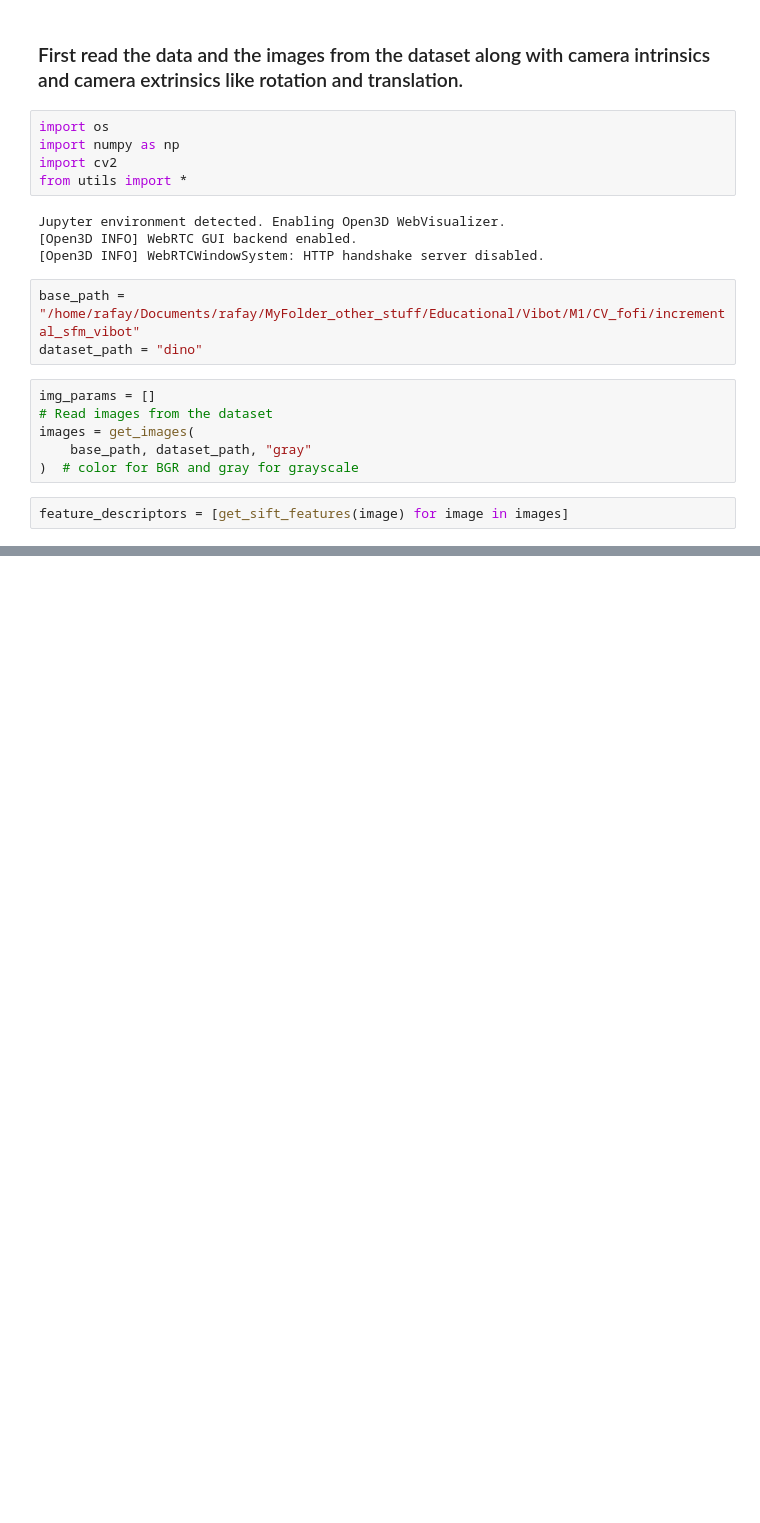
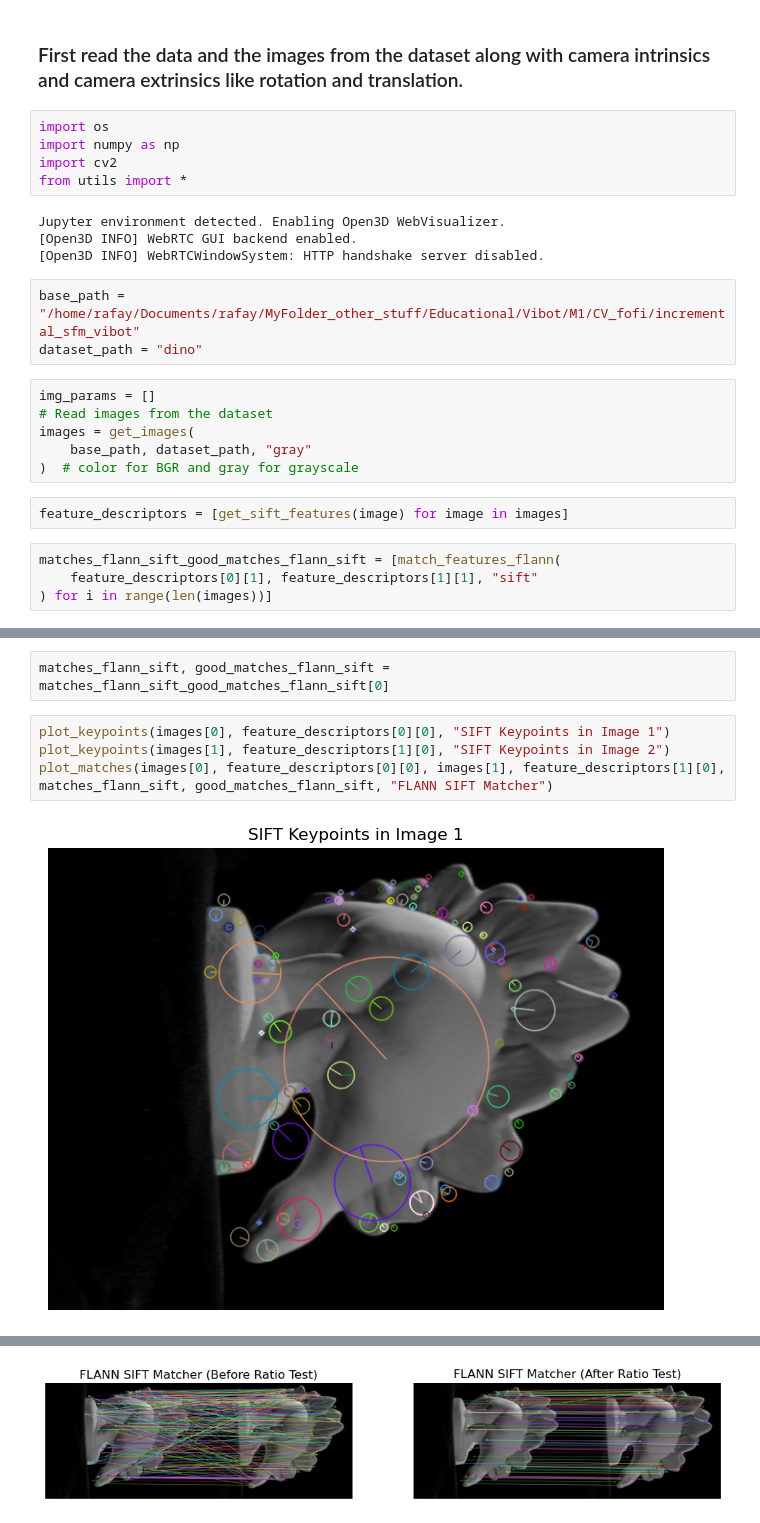
Before and after one commit to Ghaith-Chamaa/incremental_sfm, a Jupyter notebook: incremental_sfm.ipynb, the cells around one changed output, grey strips where cells are left out. Saved outputs shown, nothing was run; the diff lists cells and outputs as text; blank space fills up the shorter version.

Commit message:
add_feature_matching_and_ploting_just_for_testing

```diff
--- a/incremental_sfm.ipynb
+++ b/incremental_sfm.ipynb
@@ -20,3 +20,7 @@ images = get_images(
 )  # color for BGR and gray for grayscale
 # %%
 feature_descriptors = [get_sift_features(image) for image in images]
+# %%
+matches_flann_sift_good_matches_flann_sift = [match_features_flann(
+    feature_descriptors[0][1], feature_descriptors[1][1], "sift"
+) for i in range(len(images))]
@@ -22,0 +45,8 @@ feature_descriptors = [get_sift_features(image) for image in images]
+# %%
+matches_flann_sift, good_matches_flann_sift = matches_flann_sift_good_matches_flann_sift[0]
+# %%
+plot_keypoints(images[0], feature_descriptors[0][0], "SIFT Keypoints in Image 1")
+plot_keypoints(images[1], feature_descriptors[1][0], "SIFT Keypoints in Image 2")
+plot_matches(images[0], feature_descriptors[0][0], images[1], feature_descriptors[1][0], matches_flann_sift, good_matches_flann_sift, "FLANN SIFT Matcher")
+# %% [output]
+[figure, added]
@@ -22,0 +54 @@ feature_descriptors = [get_sift_features(image) for image in images]
+[figure, added]
```
Also changed, not shown: parts of 2 cells of this notebook.
